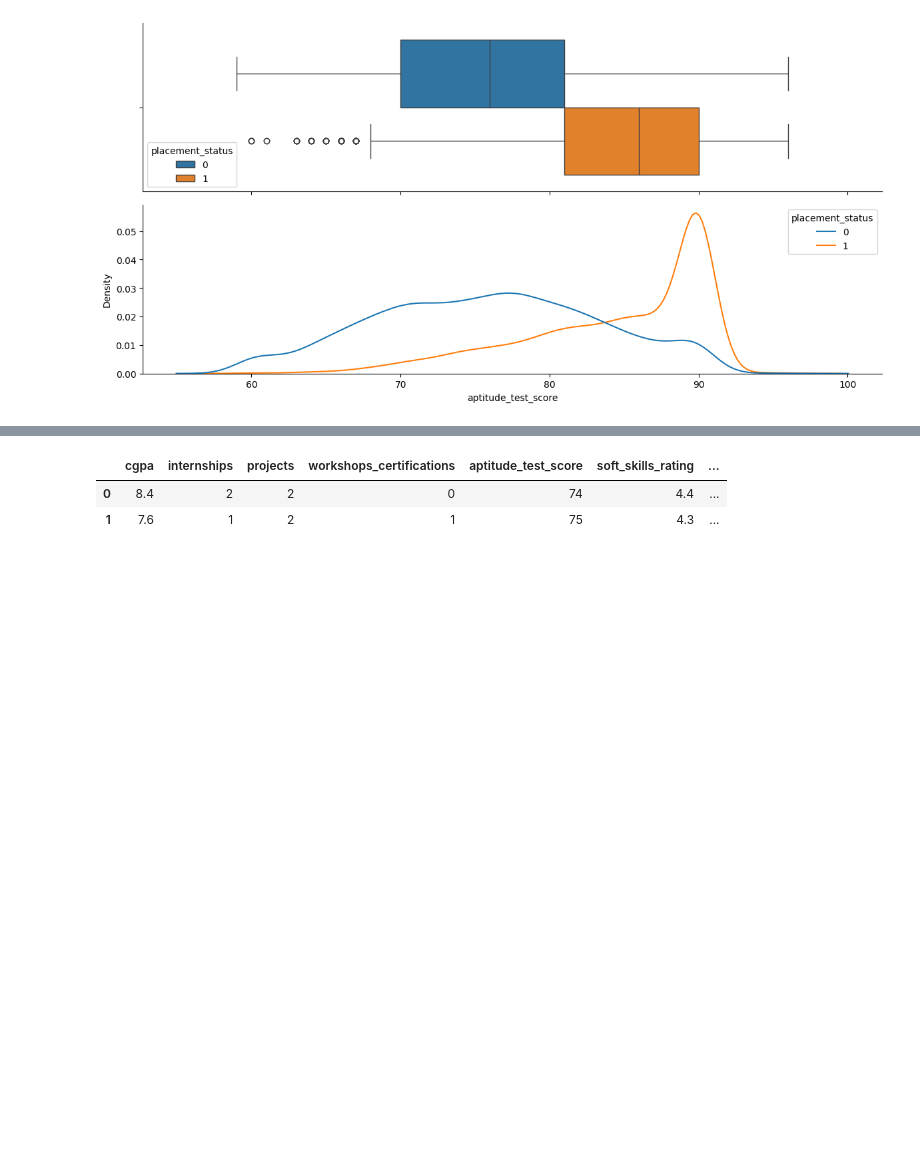
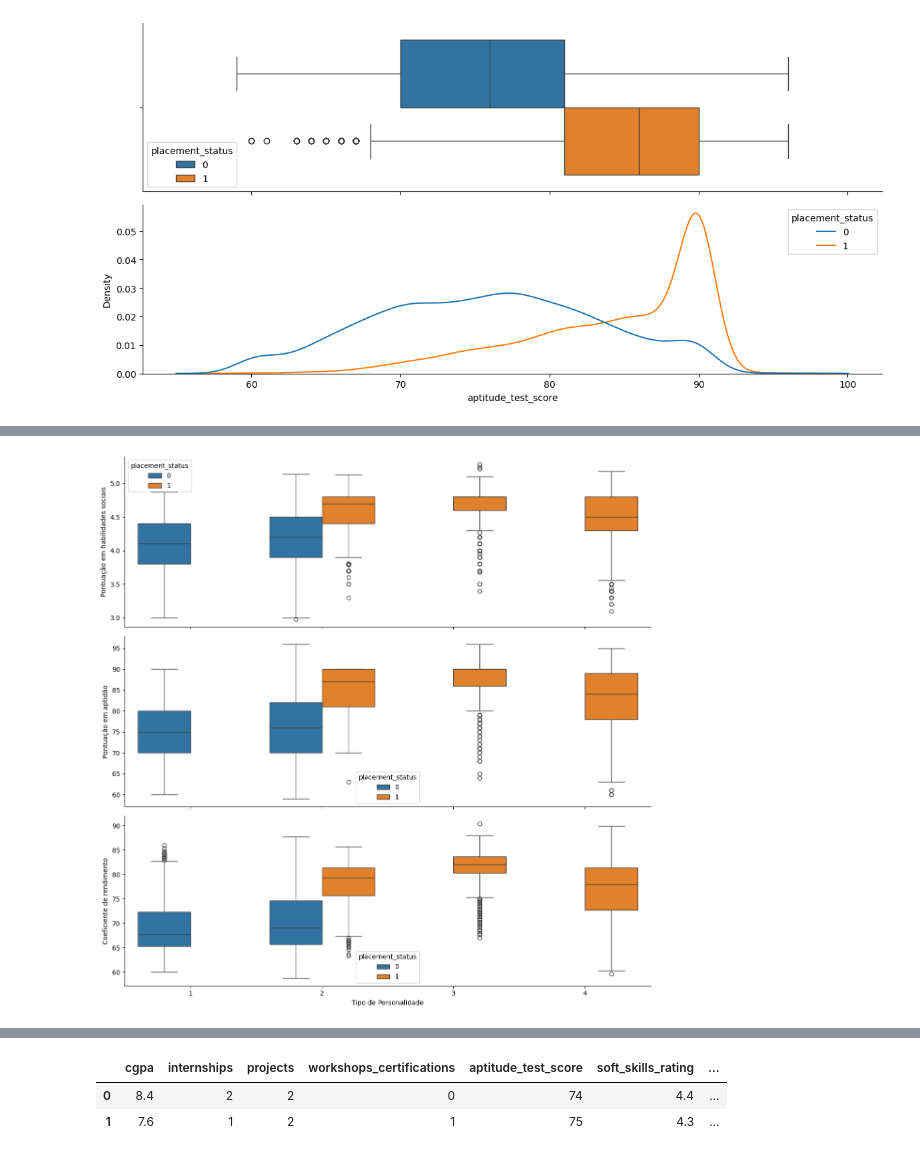
Before and after one commit to Alexandre-Esposte/JobProphet, a Jupyter notebook: notebooks/analise.ipynb, the cells around one changed output, grey strips where cells are left out. Saved outputs shown, nothing was run; the diff lists cells and outputs as text; code cells hidden in the pictures; blank space fills up the shorter version.

```diff
--- a/notebooks/analise.ipynb
+++ b/notebooks/analise.ipynb
@@ -558,0 +572,14 @@ Text(0.5, 0, 'Média de todas as notas acadêmicas')
+# %%
+fig, ax = plt.subplots(3, 1, tight_layout = True, sharex= True, figsize= (12,12))
+
+sns.boxplot(data = data, x = 'personality_type' ,y='soft_skills_rating', hue = 'placement_status', ax = ax[0])
+sns.boxplot(data = data, x = 'personality_type' ,y='aptitude_test_score',  hue = 'placement_status', ax = ax[1])
+sns.boxplot(data = data, x = 'personality_type' ,y='coeficiente_rendimento',  hue = 'placement_status', ax = ax[2])
+
+ax[0].set_xlabel('Tipo de Personalidade')
+ax[2].set_xlabel('Tipo de Personalidade')
+ax[1].set_ylabel('Pontuação em aptidão')
+ax[2].set_ylabel('Coeficiente de rendimento')
+ax[0].set_ylabel('Pontuação em habilidades sociais');
+# %% [output]
+[figure, added]
```
Also changed, not shown: parts of 11 cells of this notebook.
